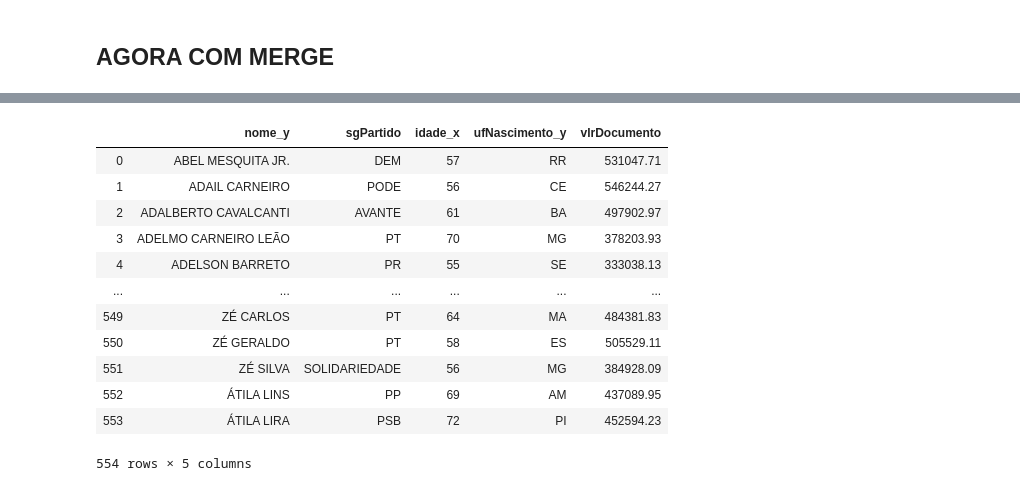
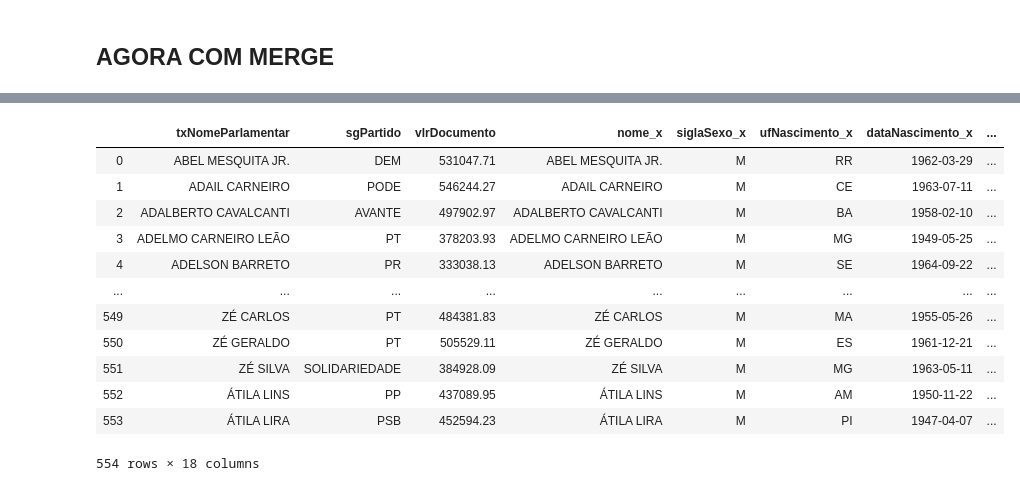
Before and after one commit to thaisviana/Bootcamp-Ciencia-de-Dados, a Jupyter notebook: Turma #1/deputados_genero.ipynb, the cells around one changed output, grey strips where cells are left out. Saved outputs shown, nothing was run; the diff lists cells and outputs as text; code cells hidden in the pictures.

```diff
--- a/Turma #1/deputados_genero.ipynb
+++ b/Turma #1/deputados_genero.ipynb
@@ -112,22 +182,18 @@ gasto_merge = gasto
 # %%
-gasto_merge = gasto_merge.reset_index()
 gasto_merge = gasto_merge.merge(df_genero, left_on='txNomeParlamentar', right_on='nome')
 gasto_merge.columns
-
-df_X = gasto_merge[['nome_y', 'sgPartido', 'idade_x', 'ufNascimento_y','vlrDocumento']]
+gasto_merge
+# %% [output]
+|  | txNomeParlamentar | sgPartido | vlrDocumento | nome_x | siglaSexo_x | ufNascimento_x | dataNascimento_x | ... |
+| 0 | ABEL MESQUITA JR. | DEM | 531047.71 | ABEL MESQUITA JR. | M | RR | 1962-03-29 | ... |
+| 1 | ADAIL CARNEIRO | PODE | 546244.27 | ADAIL CARNEIRO | M | CE | 1963-07-11 | ... |
+| 2 | ADALBERTO CAVALCANTI | AVANTE | 497902.97 | ADALBERTO CAVALCANTI | M | BA | 1958-02-10 | ... |
+| 3 | ADELMO CARNEIRO LEÃO | PT | 378203.93 | ADELMO CARNEIRO LEÃO | M | MG | 1949-05-25 | ... |
+| 4 | ADELSON BARRETO | PR | 333038.13 | ADELSON BARRETO | M | SE | 1964-09-22 | ... |
+| ... | ... | ... | ... | ... | ... | ... | ... | ... |
+| 549 | ZÉ CARLOS | PT | 484381.83 | ZÉ CARLOS | M | MA | 1955-05-26 | ... |
+| 550 | ZÉ GERALDO | PT | 505529.11 | ZÉ GERALDO | M | ES | 1961-12-21 | ... |
+| 551 | ZÉ SILVA | SOLIDARIEDADE | 384928.09 | ZÉ SILVA | M | MG | 1963-05-11 | ... |
+| 552 | ÁTILA LINS | PP | 437089.95 | ÁTILA LINS | M | AM | 1950-11-22 | ... |
+| 553 | ÁTILA LIRA | PSB | 452594.23 | ÁTILA LIRA | M | PI | 1947-04-07 | ... |
+554 rows × 18 columns
-# %%
-df_X
-# %% [output]
-|  | nome_y | sgPartido | idade_x | ufNascimento_y | vlrDocumento |
-| 0 | ABEL MESQUITA JR. | DEM | 57 | RR | 531047.71 |
-| 1 | ADAIL CARNEIRO | PODE | 56 | CE | 546244.27 |
-| 2 | ADALBERTO CAVALCANTI | AVANTE | 61 | BA | 497902.97 |
-| 3 | ADELMO CARNEIRO LEÃO | PT | 70 | MG | 378203.93 |
-| 4 | ADELSON BARRETO | PR | 55 | SE | 333038.13 |
-| ... | ... | ... | ... | ... | ... |
-| 549 | ZÉ CARLOS | PT | 64 | MA | 484381.83 |
-| 550 | ZÉ GERALDO | PT | 58 | ES | 505529.11 |
-| 551 | ZÉ SILVA | SOLIDARIEDADE | 56 | MG | 384928.09 |
-| 552 | ÁTILA LINS | PP | 69 | AM | 437089.95 |
-| 553 | ÁTILA LIRA | PSB | 72 | PI | 452594.23 |
-554 rows × 5 columns
```
Also changed, not shown: parts of 17 cells of this notebook.
